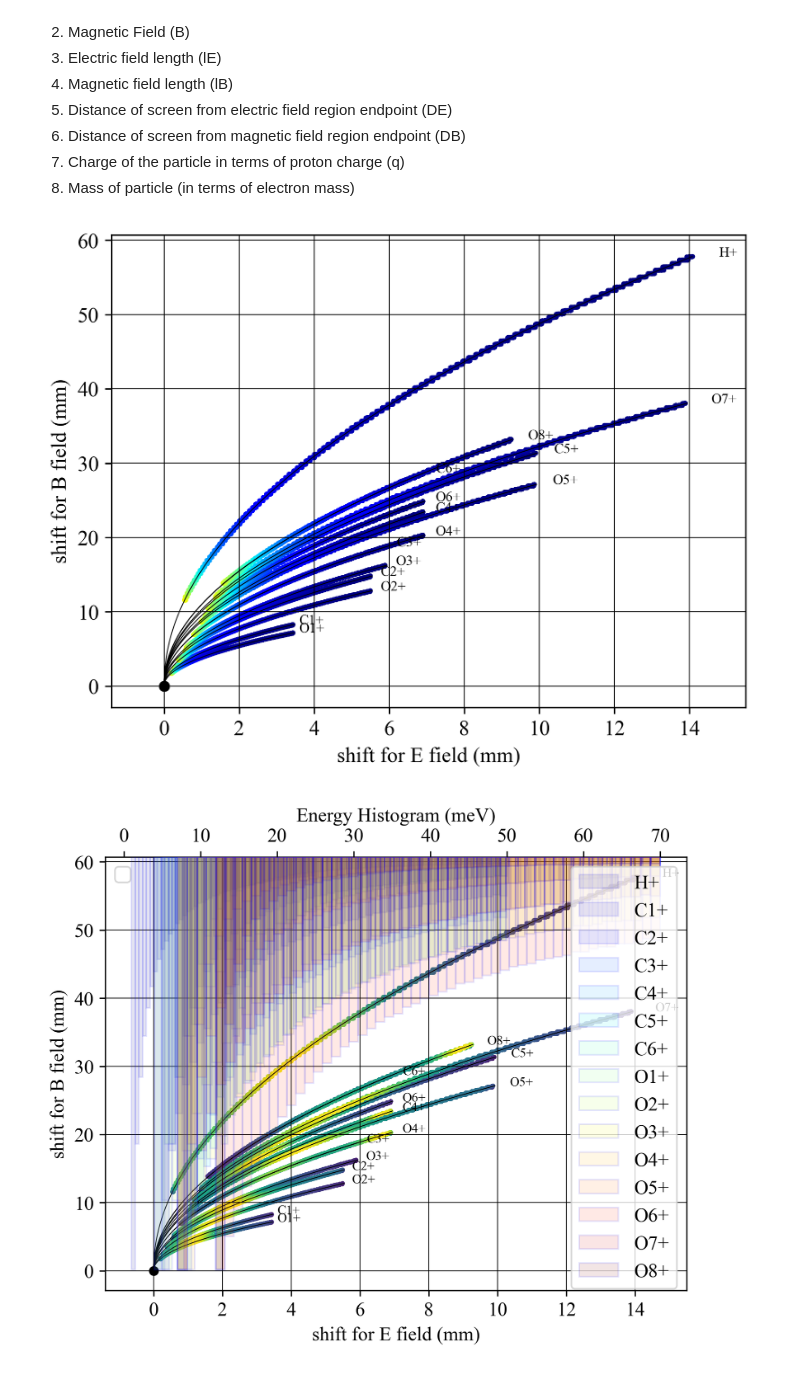
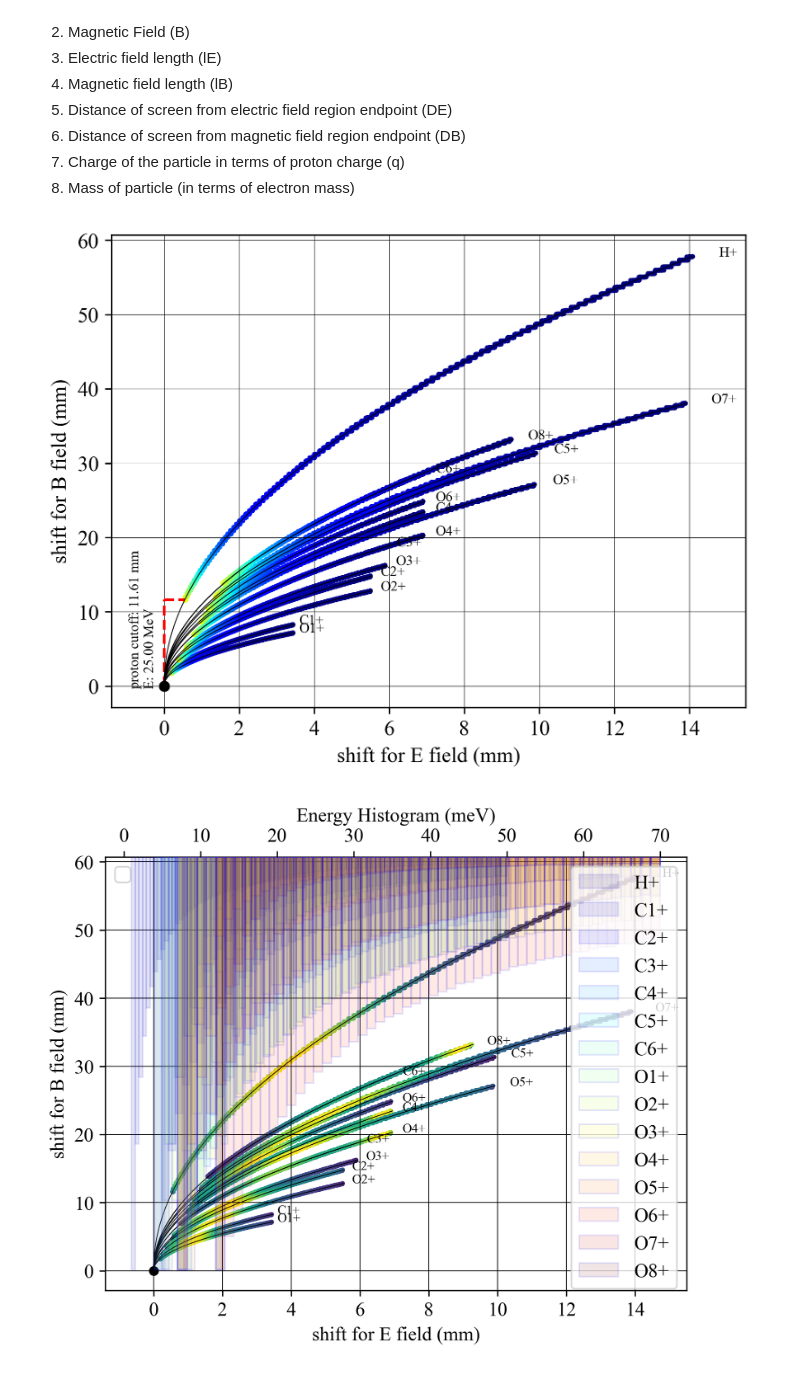
Before and after one commit to SAGAR-DAM/All_python_codes, a Jupyter notebook: lab codes/sample TP code/TP simulation multi species.ipynb, the cells around one changed output. Saved outputs shown, nothing was run; the diff lists cells and outputs as text; code cells hidden in the pictures.

```diff
--- a/lab codes/sample TP code/TP simulation multi species.ipynb
+++ b/lab codes/sample TP code/TP simulation multi species.ipynb
@@ -273,36 +273,39 @@ for j in range(len(species)):
 
     # Apply the same indices to all arrays
     sx[j] = sx[j][sorted_indices]
     sy[j] = sy[j][sorted_indices]
     sE[j] = sE[j][sorted_indices]
 
     coeffs = np.polyfit(sy[j], sx[j], 2)  # Quadratic fit
 
     x_parabola = np.linspace(np.min(sy[j]),np.max(sy[j]),1000)
     y_parabola = np.polyval(coeffs, x_parabola)
 
 
     cutoff_DE = sx[j][1]
     cutoff_DB = sy[j][1]
     cutoff_D = np.sqrt(sx[j][1]**2 + sy[j][1]**2)
     cutoff_E = sE[j][1]/keV_to_Joule/1000
 
 
     plt.scatter(sx[j],sy[j],c=np.array(sE[j])/keV_to_Joule/1000,s=3,cmap="jet")
     # plt.hist(sE[1:]/keV_to_Joule/1000,weights = np.ones_like(sE[1:])/np.histogram(sE[1:], bins=100)[0].max()*np.max(sy),bins=100)
     plt.plot(sx[j][:1],sy[j][:1],"ko",markersize=5)
     # plt.plot(sx[j][:2],sy[j][:2],"b-",lw=1)
-    # plt.text(x=sx[j][1],y=sy[j][1]/2,s=f"cutoff: {np.sqrt(sx[j][1]**2+sy[j][1]**2):.2f} mm\nE: {sE[j][1]/keV_to_Joule/1000 :.2f} MeV")
+    if(j==0):
+        plt.vlines(x=0, ymin=0, ymax=sy[j][1], color='red', linestyle='--')
+        plt.hlines(y=sy[j][1], xmin=0, xmax=sx[j][1], color='red', linestyle='--')
+        plt.text(x=-np.max(sx)/15,y=0,s=f"proton cutoff: {np.sqrt(sx[j][1]**2+sy[j][1]**2):.2f} mm\nE: {sE[j][1]/keV_to_Joule/1000 :.2f} MeV",rotation=90,fontsize=8)
     plt.text(x=sx[j][-1]*1.05,y=sy[j][-1],s=f"{species[j]}", fontsize=8)
     plt.plot(y_parabola,x_parabola,"k-",lw=0.5)
-    plt.grid(lw=0.5,color="k")
+    plt.grid(lw=0.25,color="k")
     # plt.colorbar(label = "Energy (MeV)")
     plt.xlabel("shift for E field (mm)")
     plt.ylabel("shift for B field (mm)")
     plt.xlim(-np.max(sx)/10,np.max(sx)*1.1)
 plt.show()
 # %% [output]
-[figure, old version]
+[figure, new version]
 # %%
 fig, ax1 = plt.subplots()
 
```
Also changed, not shown: parts of 1 cell of this notebook, 8 other files.
